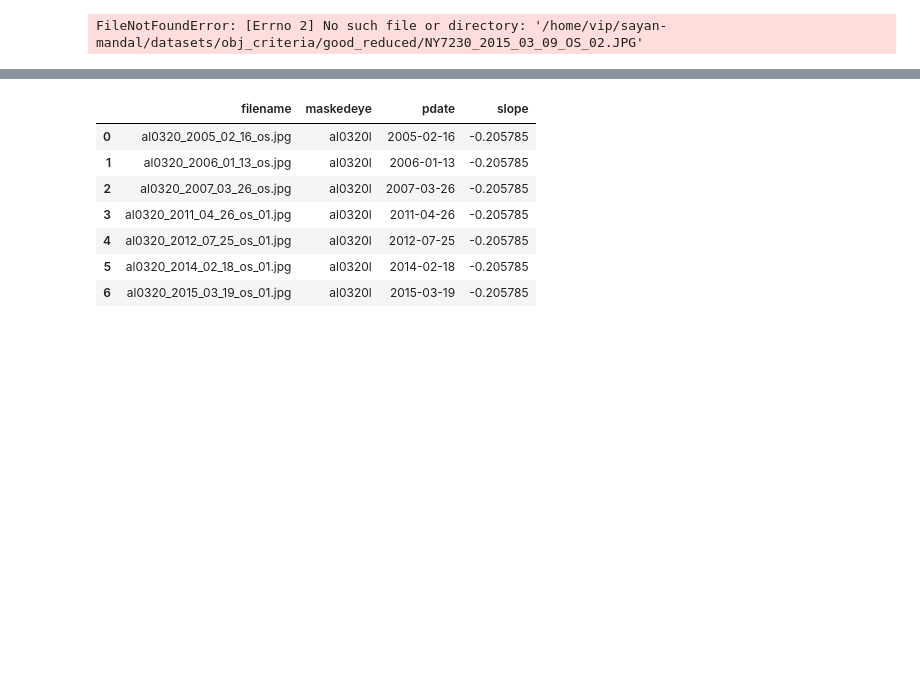
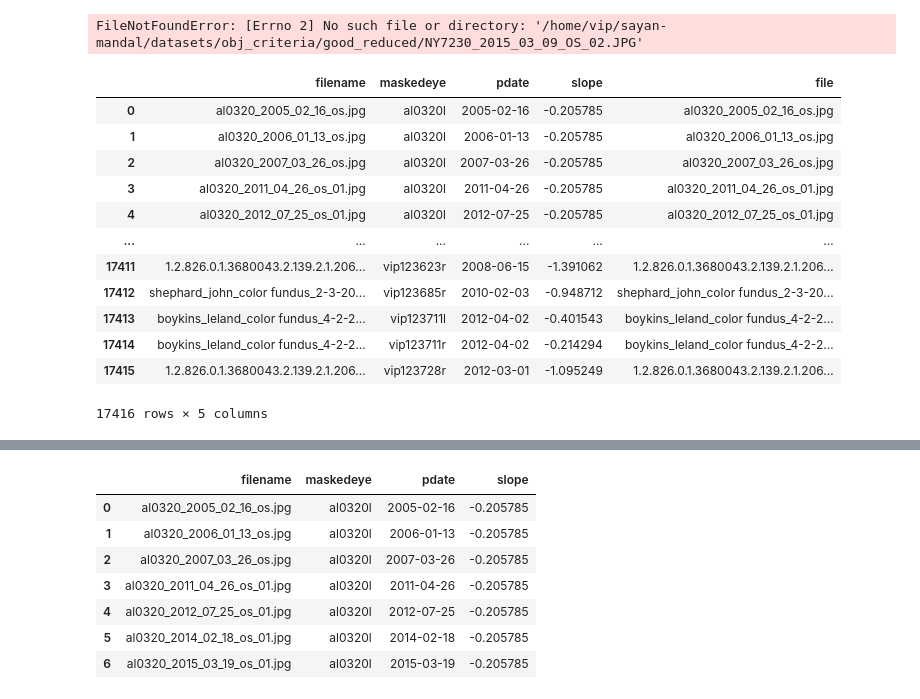
Before and after one commit to sayanmndl21/cnnlstm-oct, a Jupyter notebook: preprocessing_dta.ipynb, the cells around one changed output, grey strips where cells are left out. Drawn from its saved outputs; the diff is of its cells as text; code cells hidden in the pictures; blank space fills up the shorter version.

```diff
--- a/preprocessing_dta.ipynb
+++ b/preprocessing_dta.ipynb
@@ -32,4 +32,5 @@ torch.Size([3, 3, 128, 128])
 torch.Size([3, 3, 128, 128])
 FileNotFoundError: [Errno 2] No such file or directory: '/home/vip/sayan-mandal/datasets/obj_criteria/good_reduced/NY7230_2015_03_09_OS_02.JPG'
 # %%
-dataset = pd.read_csv('progressiondataset.csv')
+df1 = pd.read_csv('progressiondataset.csv')
+df2 = pd.read_csv('octgr_label.csv')
@@ -45,0 +37,5 @@ _, group = next(grouped)
+# %%
+df1['file'] = df1['filename'].apply(lambda x: x.lower())
+df2['file'] = df2['filename'].apply(lambda x: x.lower())
+# %%
+mask = df2['maskedeye'].tolist()
@@ -45,0 +49,16 @@ _, group = next(grouped)
+# %%
+df1[df1['maskedeye'].isin(mask)]
+# %% [output]
+|  | filename | maskedeye | pdate | slope | file |
+| 0 | al0320_2005_02_16_os.jpg | al0320l | 2005-02-16 | -0.205785 | al0320_2005_02_16_os.jpg |
+| 1 | al0320_2006_01_13_os.jpg | al0320l | 2006-01-13 | -0.205785 | al0320_2006_01_13_os.jpg |
+| 2 | al0320_2007_03_26_os.jpg | al0320l | 2007-03-26 | -0.205785 | al0320_2007_03_26_os.jpg |
+| 3 | al0320_2011_04_26_os_01.jpg | al0320l | 2011-04-26 | -0.205785 | al0320_2011_04_26_os_01.jpg |
+| 4 | al0320_2012_07_25_os_01.jpg | al0320l | 2012-07-25 | -0.205785 | al0320_2012_07_25_os_01.jpg |
+| ... | ... | ... | ... | ... | ... |
+| 17411 | 1.2.826.0.1.3680043.2.139.2.1.206... | vip123623r | 2008-06-15 | -1.391062 | 1.2.826.0.1.3680043.2.139.2.1.206... |
+| 17412 | shephard_john_color fundus_2-3-20... | vip123685r | 2010-02-03 | -0.948712 | shephard_john_color fundus_2-3-20... |
+| 17413 | boykins_leland_color fundus_4-2-2... | vip123711l | 2012-04-02 | -0.401543 | boykins_leland_color fundus_4-2-2... |
+| 17414 | boykins_leland_color fundus_4-2-2... | vip123711r | 2012-04-02 | -0.214294 | boykins_leland_color fundus_4-2-2... |
+| 17415 | 1.2.826.0.1.3680043.2.139.2.1.206... | vip123728r | 2012-03-01 | -1.095249 | 1.2.826.0.1.3680043.2.139.2.1.206... |
+17416 rows × 5 columns
```
Also changed, not shown: parts of 11 cells of this notebook, 2 other files.
